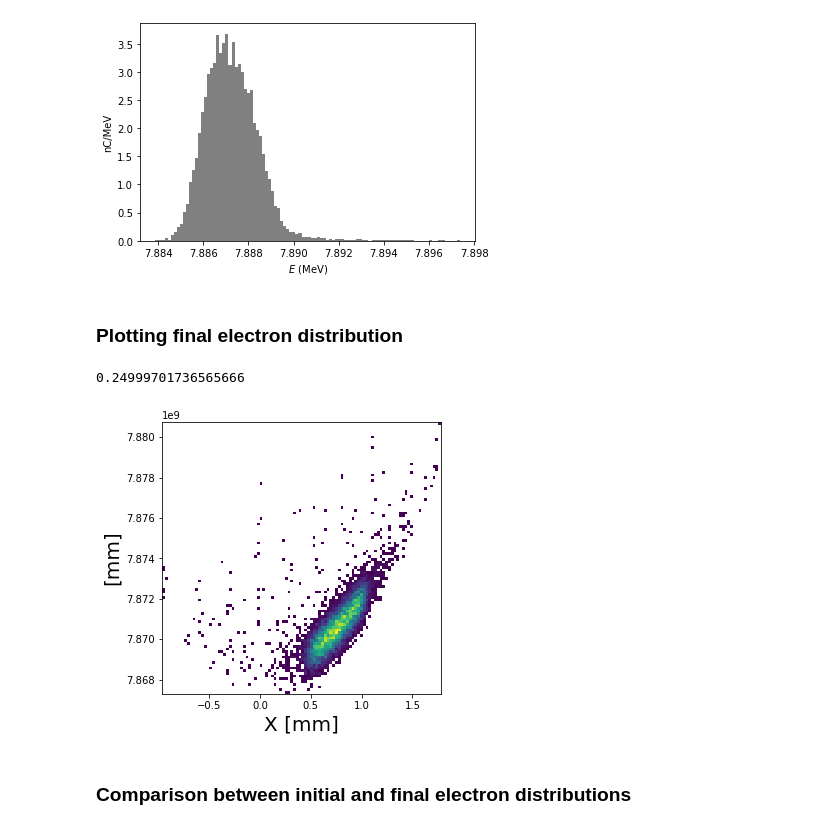
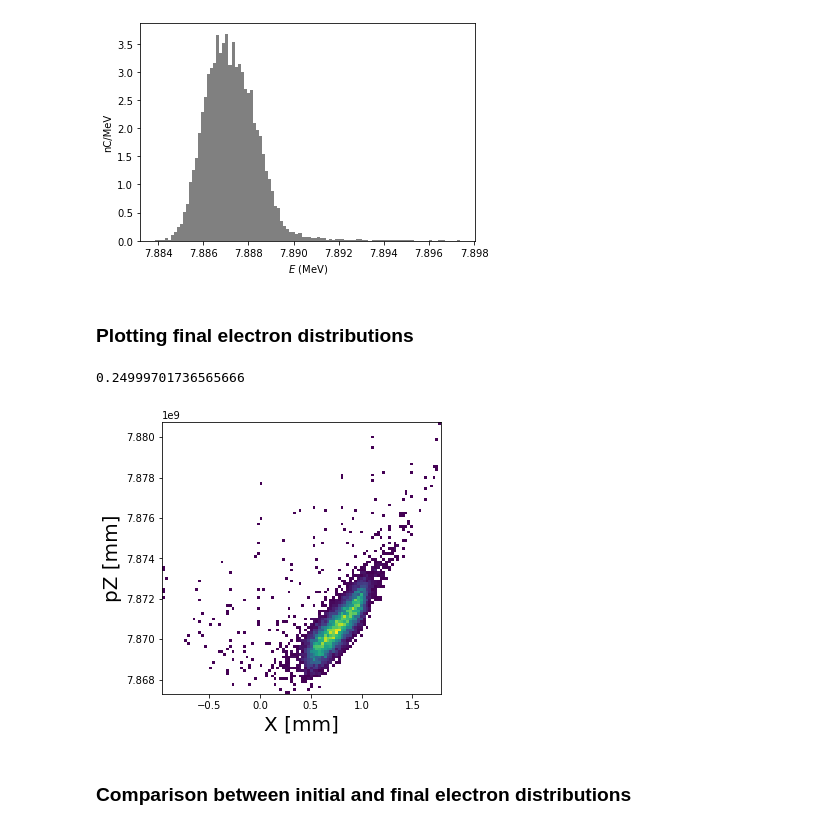
Before and after one commit to slaclab/xta, a Jupyter notebook: astra/vcc_laser.ipynb, the cells around one changed output. Cells and saved outputs as stored; diff of their text form; code cells hidden in the pictures.

```diff
--- a/astra/vcc_laser.ipynb
+++ b/astra/vcc_laser.ipynb
@@ -221,21 +221,21 @@ plt.savefig(f'plots/energy_dist/{tumor_name}.jpg', dpi=250)
 # %% [output]
 [figure]
 # %% [markdown]
-### Plotting final electron distribution
+### Plotting final electron distributions
 # %%
 #xta.load_archive('archives/xta_60fs_1mm_1pC_SC_laser_test.h5')
 plt.figure(figsize=(5, 5))
 # xta.particles[-1].plot('x','y')
 xtapart = xta.particles[-1]
 num_bins = 100
 xy = plt.hist2d(xtapart.x*10**3, xtapart.pz*10**3, num_bins, facecolor='blue', cmin=1)#, alpha=0.5)
 print(np.mean(xtapart.z))
-plt.ylabel('[mm]', size=20)
+plt.ylabel('pZ [mm]', size=20)
 plt.xlabel('X [mm]', size=20)
 plt.savefig(f'plots/final_electron_dist/{tumor_name}.jpg', dpi=300, bbox_inches='tight')
 # %% [output]
 0.24999701736565666
-[figure, old version]
+[figure, new version]
 # %% [markdown]
 ### Comparison between initial and final electron distributions
 # %%
```
Also changed, not shown: 1 other file.
